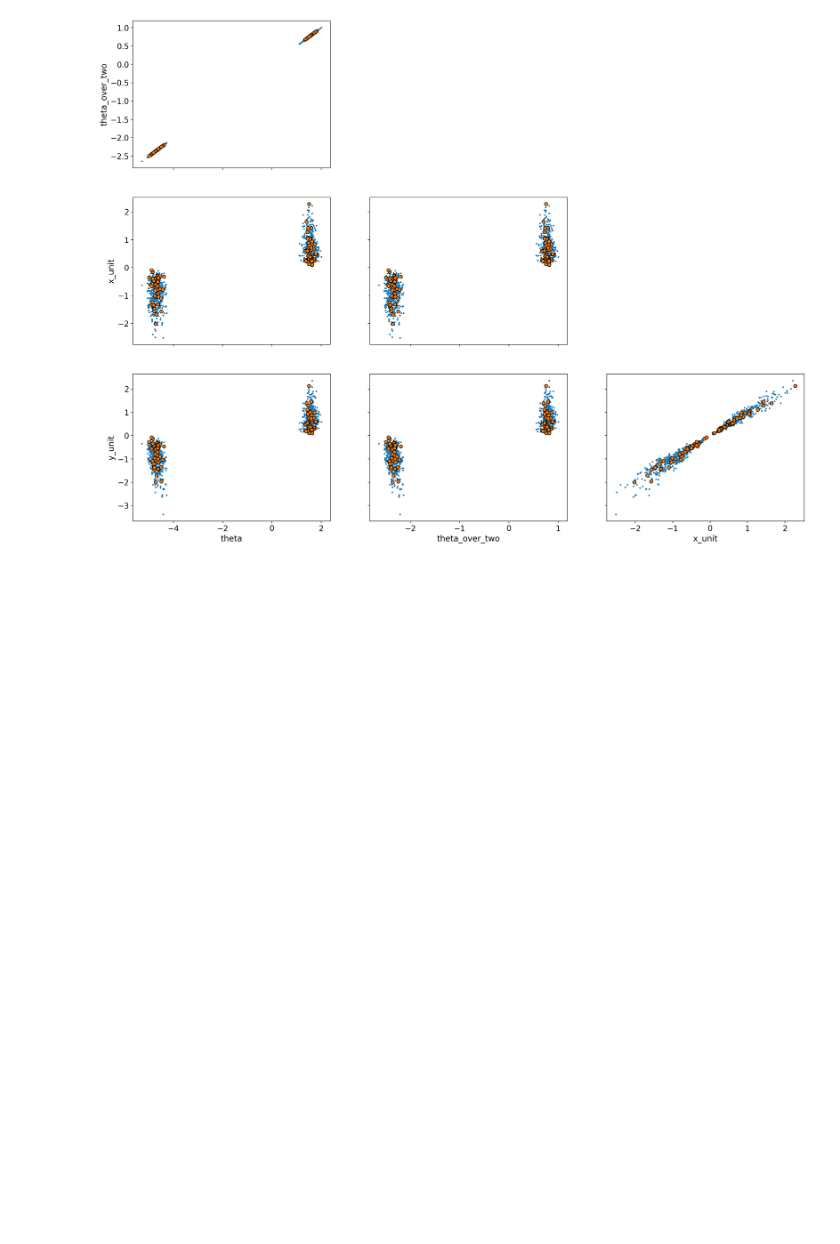
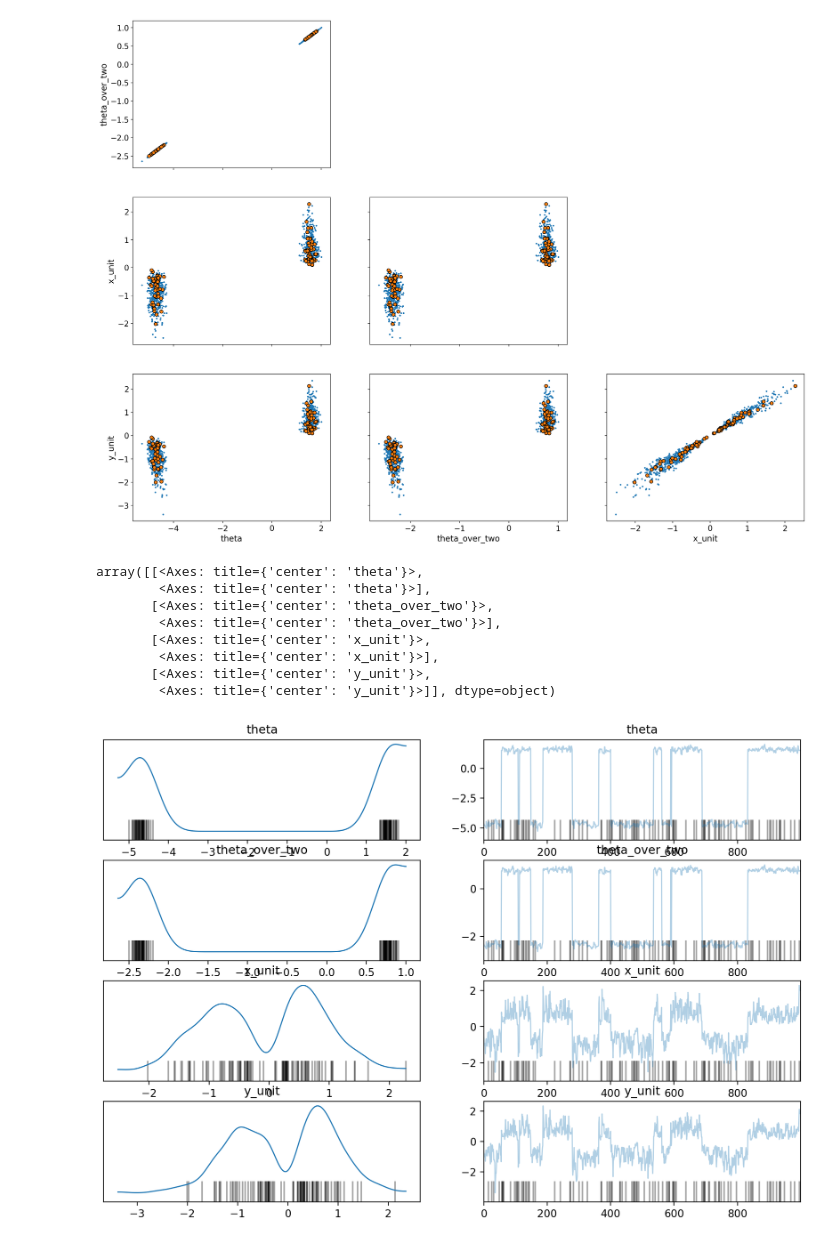
Before and after one commit to farr/AngleDivergences, a Jupyter notebook: angles.ipynb, the cells around one changed output. Saved outputs shown, nothing was run; the diff lists cells and outputs as text; code cells hidden in the pictures; blank space fills up the shorter version.

Commit message:
Traceplot.

```diff
--- a/angles.ipynb
+++ b/angles.ipynb
@@ -39,3 +39,15 @@ array([[<Axes: ylabel='theta_over_two'>, <Axes: >, <Axes: >],
         <Axes: xlabel='theta_over_two'>, <Axes: xlabel='x_unit'>]],
       dtype=object)
 [figure]
+# %%
+az.plot_trace(trace_angle)
+# %% [output]
+array([[<Axes: title={'center': 'theta'}>,
+        <Axes: title={'center': 'theta'}>],
+       [<Axes: title={'center': 'theta_over_two'}>,
+        <Axes: title={'center': 'theta_over_two'}>],
+       [<Axes: title={'center': 'x_unit'}>,
+        <Axes: title={'center': 'x_unit'}>],
+       [<Axes: title={'center': 'y_unit'}>,
+        <Axes: title={'center': 'y_unit'}>]], dtype=object)
+[figure, added]
```
